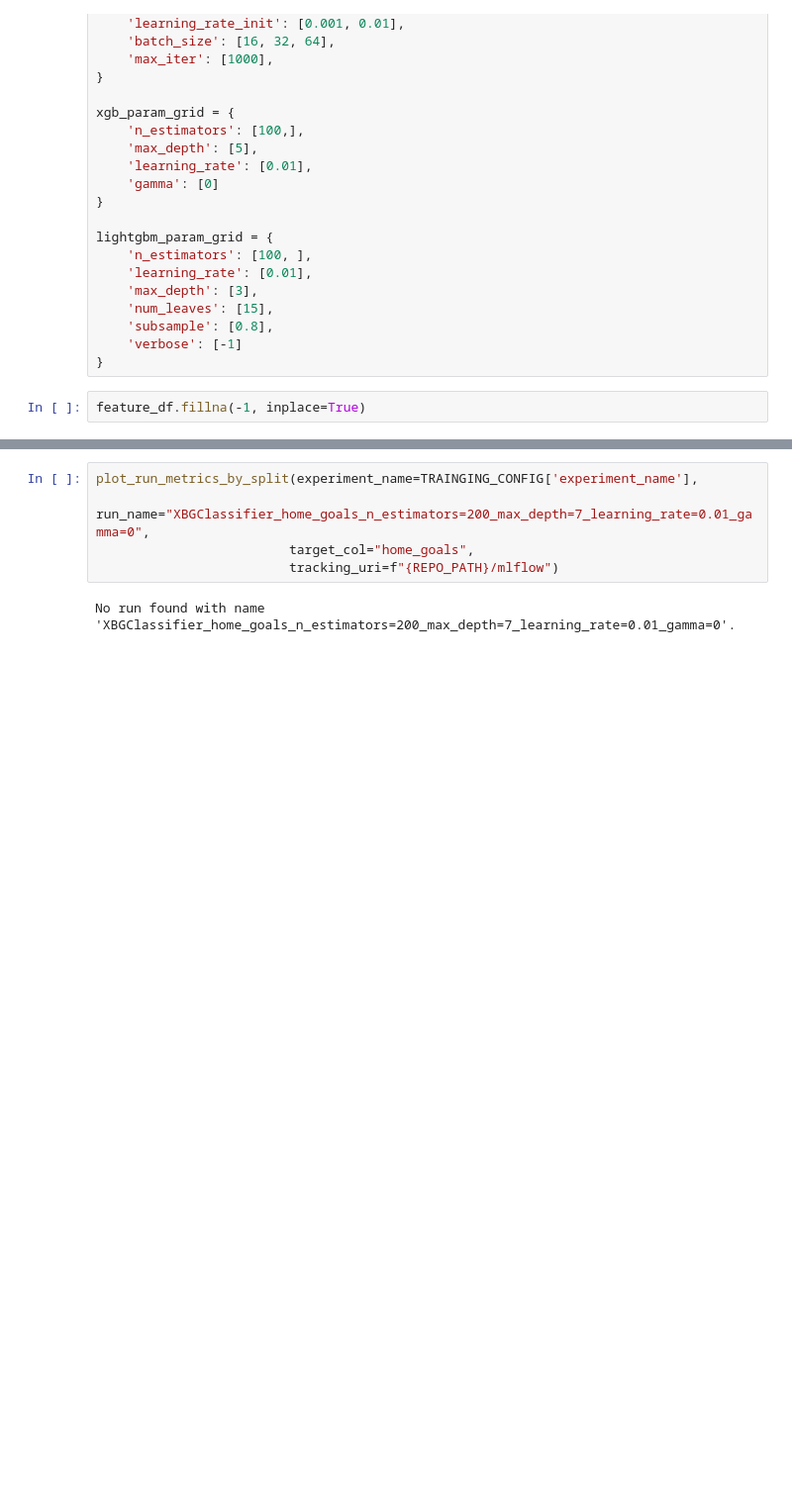
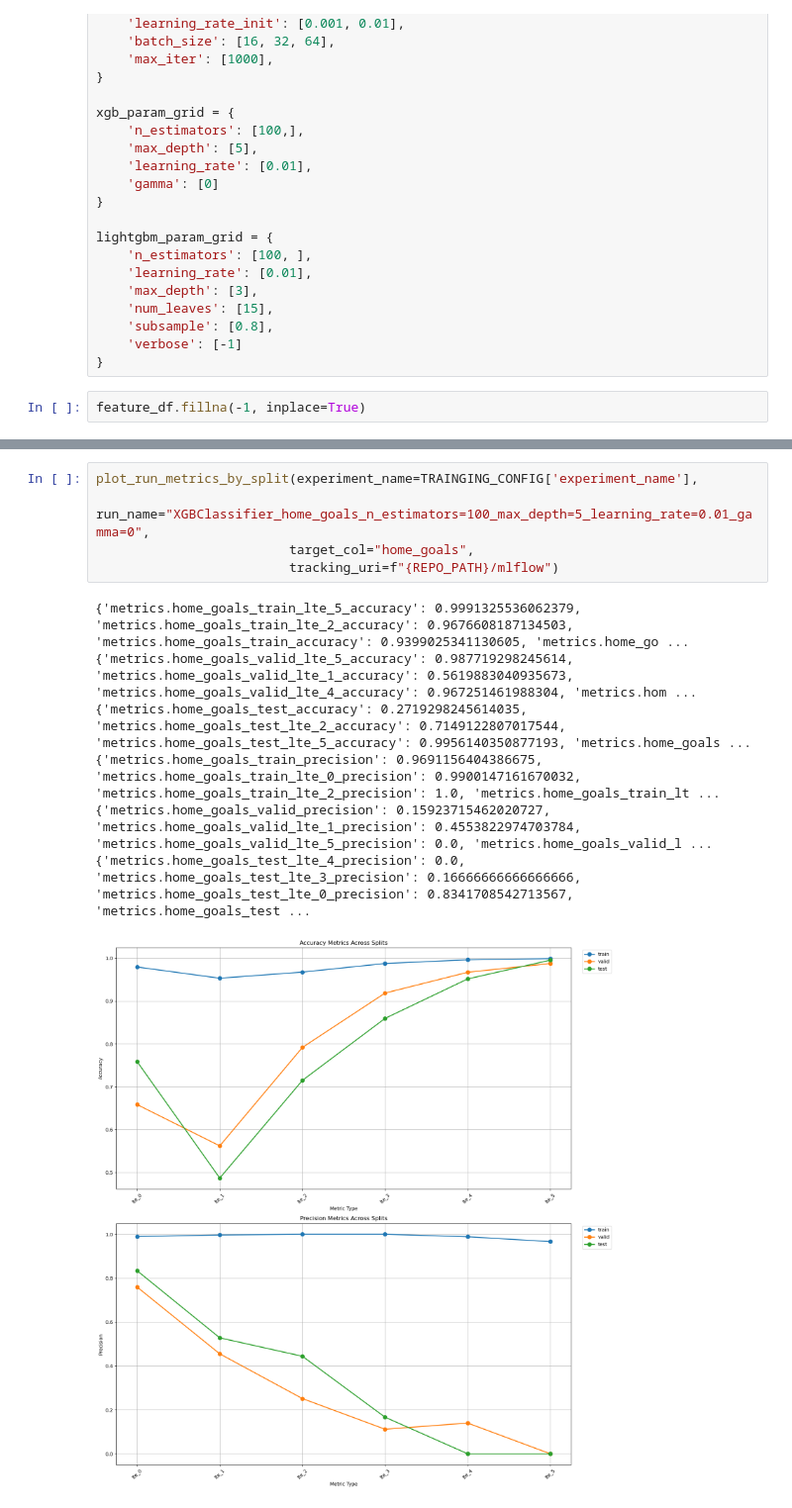
Before and after one commit to 1111111huang/betbot, a Jupyter notebook: notebooks/modeling/baseline.ipynb, the cells around one changed output, grey strips where cells are left out. Shown: that part at 99% size. Drawn from its saved outputs; the diff is of its cells as text; blank space fills up the shorter version.

Commit message:
More fix to plotting functions

```diff
--- a/notebooks/modeling/baseline.ipynb
+++ b/notebooks/modeling/baseline.ipynb
@@ -115,9 +113,15 @@ plot_metrics_for_target_and_model(
 # %%
 plot_run_metrics_by_split(experiment_name=TRAINGING_CONFIG['experiment_name'],
-                         run_name="XBGClassifier_home_goals_n_estimators=200_max_depth=7_learning_rate=0.01_gamma=0",
+                         run_name="XGBClassifier_home_goals_n_estimators=100_max_depth=5_learning_rate=0.01_gamma=0",
                          target_col="home_goals",
                          tracking_uri=f"{REPO_PATH}/mlflow")
 # %% [output]
-No run found with name 'XBGClassifier_home_goals_n_estimators=200_max_depth=7_learning_rate=0.01_gamma=0'.
+{'metrics.home_goals_train_lte_5_accuracy': 0.9991325536062379, 'metrics.home_goals_train_lte_2_accuracy': 0.9676608187134503, 'metrics.home_goals_train_accuracy': 0.9399025341130605, 'metrics.home_go ...
+{'metrics.home_goals_valid_lte_5_accuracy': 0.987719298245614, 'metrics.home_goals_valid_lte_1_accuracy': 0.5619883040935673, 'metrics.home_goals_valid_lte_4_accuracy': 0.967251461988304, 'metrics.hom ...
+{'metrics.home_goals_test_accuracy': 0.2719298245614035, 'metrics.home_goals_test_lte_2_accuracy': 0.7149122807017544, 'metrics.home_goals_test_lte_5_accuracy': 0.9956140350877193, 'metrics.home_goals ...
+{'metrics.home_goals_train_precision': 0.9691156404386675, 'metrics.home_goals_train_lte_0_precision': 0.9900147161670032, 'metrics.home_goals_train_lte_2_precision': 1.0, 'metrics.home_goals_train_lt ...
+{'metrics.home_goals_valid_precision': 0.15923715462020727, 'metrics.home_goals_valid_lte_1_precision': 0.4553822974703784, 'metrics.home_goals_valid_lte_5_precision': 0.0, 'metrics.home_goals_valid_l ...
+{'metrics.home_goals_test_lte_4_precision': 0.0, 'metrics.home_goals_test_lte_3_precision': 0.16666666666666666, 'metrics.home_goals_test_lte_0_precision': 0.8341708542713567, 'metrics.home_goals_test ...
+[figure, added]
 # %%
 plot_run_metrics_side_by_side(experiment_name=TRAINGING_CONFIG['experiment_name'],
```
Also changed, not shown: parts of 3 cells of this notebook, 1 other file.
